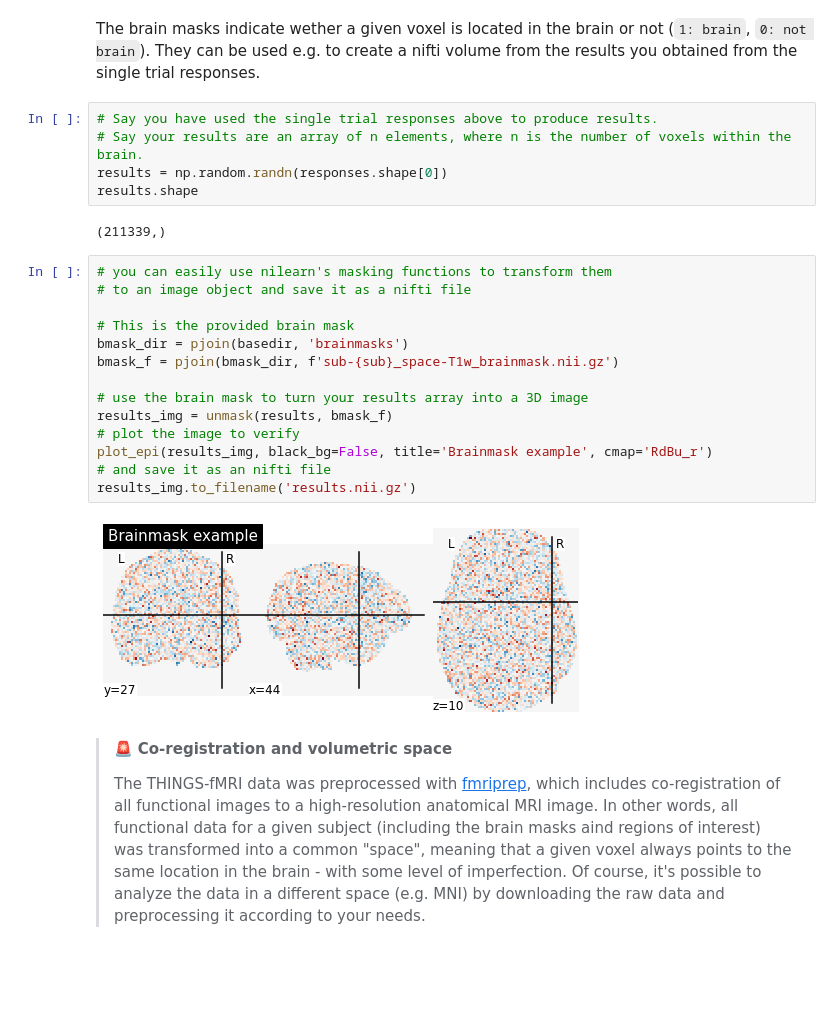
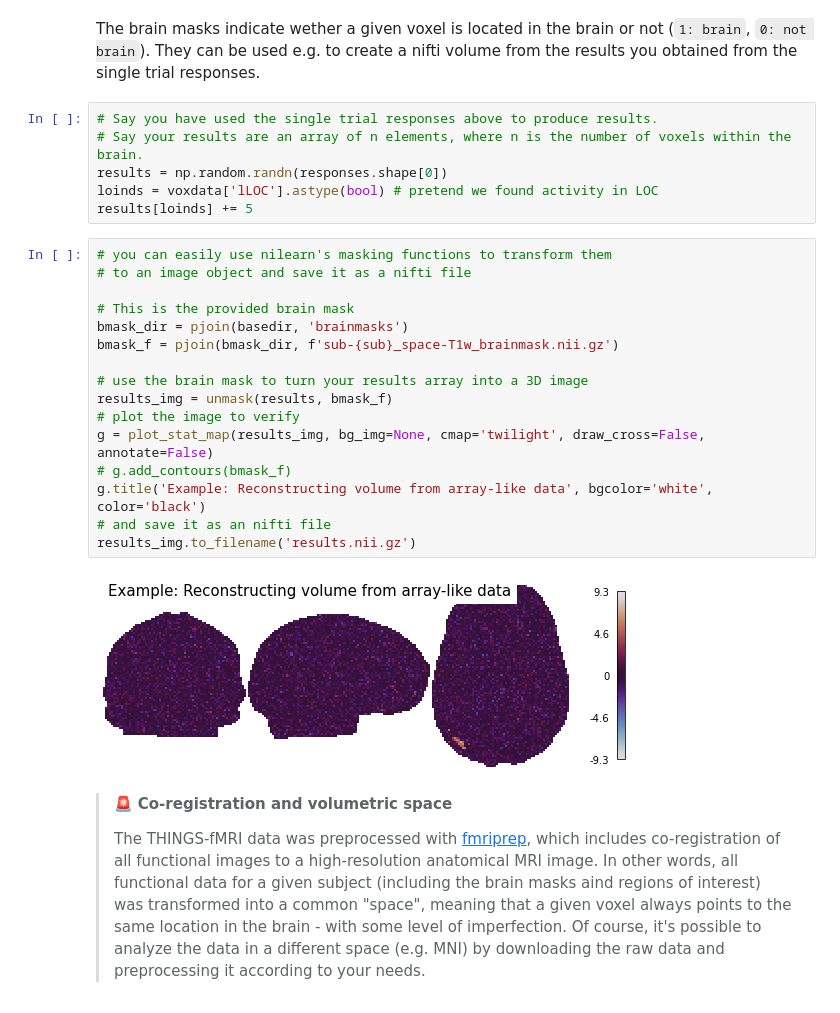
Before and after one commit to ViCCo-Group/THINGS-data_usage_notes, a Jupyter notebook: fmri_usage_notes.ipynb, the cells around one changed output. Drawn from its saved outputs; the diff is of its cells as text; blank space fills up the shorter version.

Commit message:
added volumetric betas and flat maps

```diff
--- a/fmri_usage_notes.ipynb
+++ b/fmri_usage_notes.ipynb
@@ -95,25 +149,26 @@ The brain masks indicate wether a given voxel is located in the brain or not (`1
 # Say you have used the single trial responses above to produce results.
 # Say your results are an array of n elements, where n is the number of voxels within the brain.
 results = np.random.randn(responses.shape[0])
-results.shape
+loinds = voxdata['lLOC'].astype(bool) # pretend we found activity in LOC
+results[loinds] += 5
-# %% [output]
-(211339,)
 # %%
 # you can easily use nilearn's masking functions to transform them
 # to an image object and save it as a nifti file
 
 # This is the provided brain mask
 bmask_dir = pjoin(basedir, 'brainmasks')
 bmask_f = pjoin(bmask_dir, f'sub-{sub}_space-T1w_brainmask.nii.gz')
 
 # use the brain mask to turn your results array into a 3D image
 results_img = unmask(results, bmask_f)
 # plot the image to verify
-plot_epi(results_img, black_bg=False, title='Brainmask example', cmap='RdBu_r')
+g = plot_stat_map(results_img, bg_img=None, cmap='twilight', draw_cross=False, annotate=False)
+# g.add_contours(bmask_f)
+g.title('Example: Reconstructing volume from array-like data', bgcolor='white', color='black')
 # and save it as an nifti file
 results_img.to_filename('results.nii.gz')
 # %% [output]
-[figure, old version]
+[figure, new version]
 # %% [markdown]
 > 🚨 **Co-registration and volumetric space**
 >
```
Also changed, not shown: parts of 14 cells of this notebook, 1 other file.
